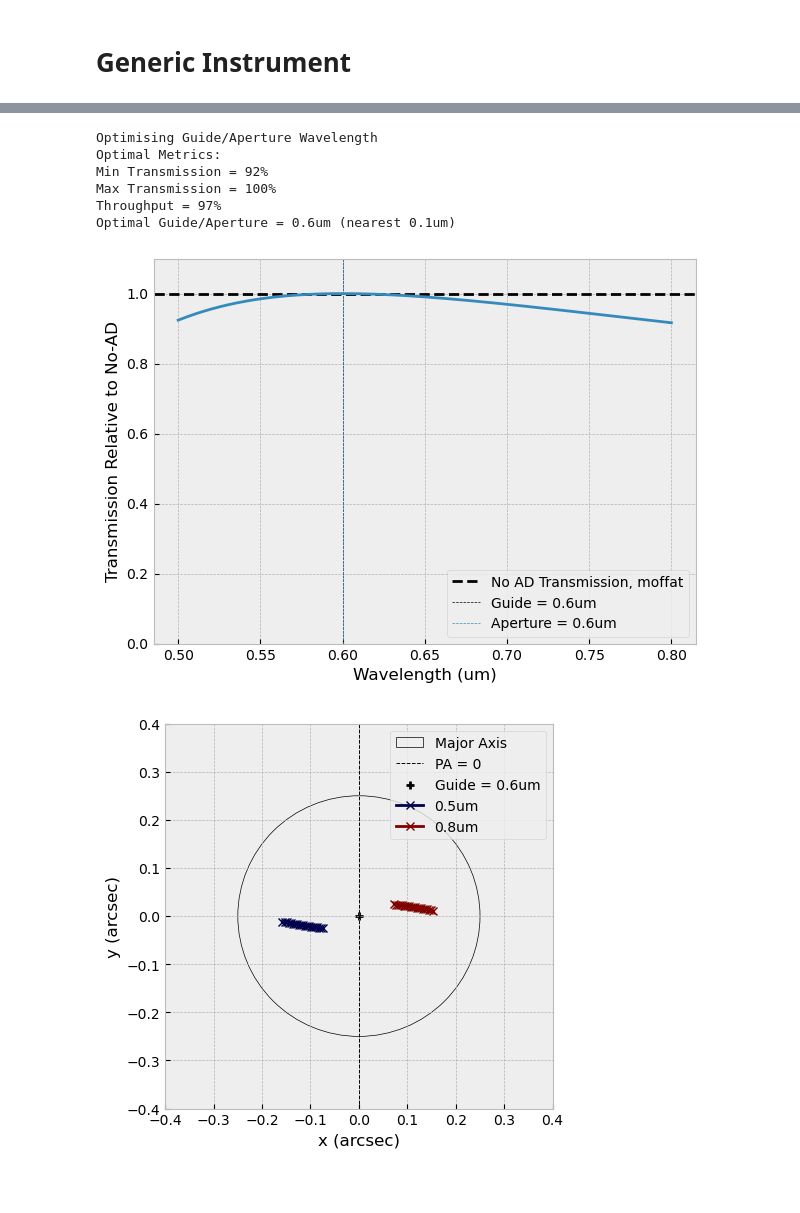
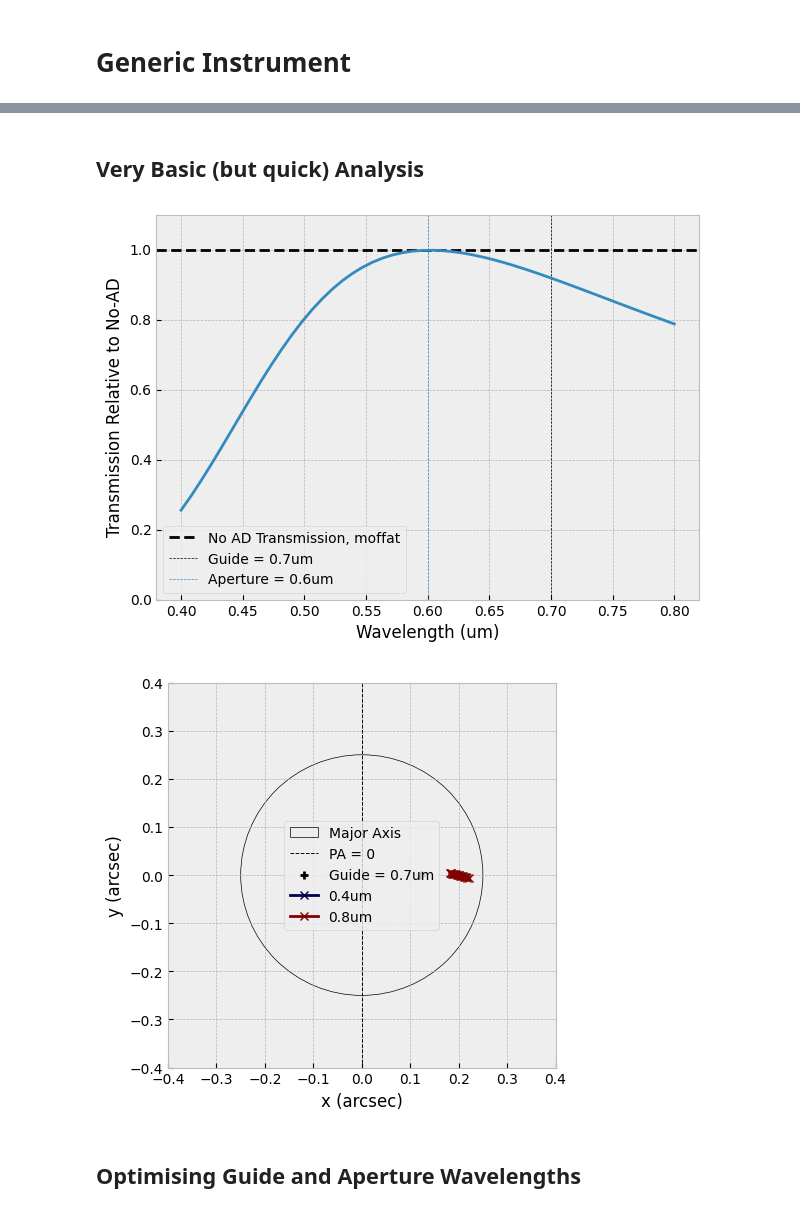
Before and after one commit to JamianStephan/atmosphyre, a Jupyter notebook: docs/source/notebooks/Generic Instrument.ipynb, the cells around one changed output, grey strips where cells are left out. Drawn from its saved outputs; the diff is of its cells as text; code cells hidden in the pictures; blank space fills up the shorter version.

```diff
--- a/docs/source/notebooks/Generic Instrument.ipynb
+++ b/docs/source/notebooks/Generic Instrument.ipynb
@@ -18,12 +47,10 @@ simulation.integration_plots()
+# %% [markdown]
+## Very Basic (but quick) Analysis
 # %%
 simulation=dispersion.sim()
-simulation.run(observation_start=1,observation_end=2,declination=-30,wavelengths=np.linspace(.5,.8,300),aperture_major_axis=.5)
+simulation.run(observation_start=2,observation_end=3,declination=-30,wavelengths=np.linspace(.4,.8,50),aperture_major_axis=.5,guide_wavelength=.7,aperture_wavelength=.6)
 # %% [output]
-Optimising Guide/Aperture Wavelength
-Optimal Metrics:
-Min Transmission = 92%
-Max Transmission = 100%
-Throughput = 97%
-Optimal Guide/Aperture = 0.6um (nearest 0.1um)
-[figure, old version]
+[figure, new version]
-[figure, old version]
+[figure, new version]
+# %% [markdown]
+## Optimising Guide and Aperture Wavelengths
```
Also changed, not shown: parts of 15 cells of this notebook.
